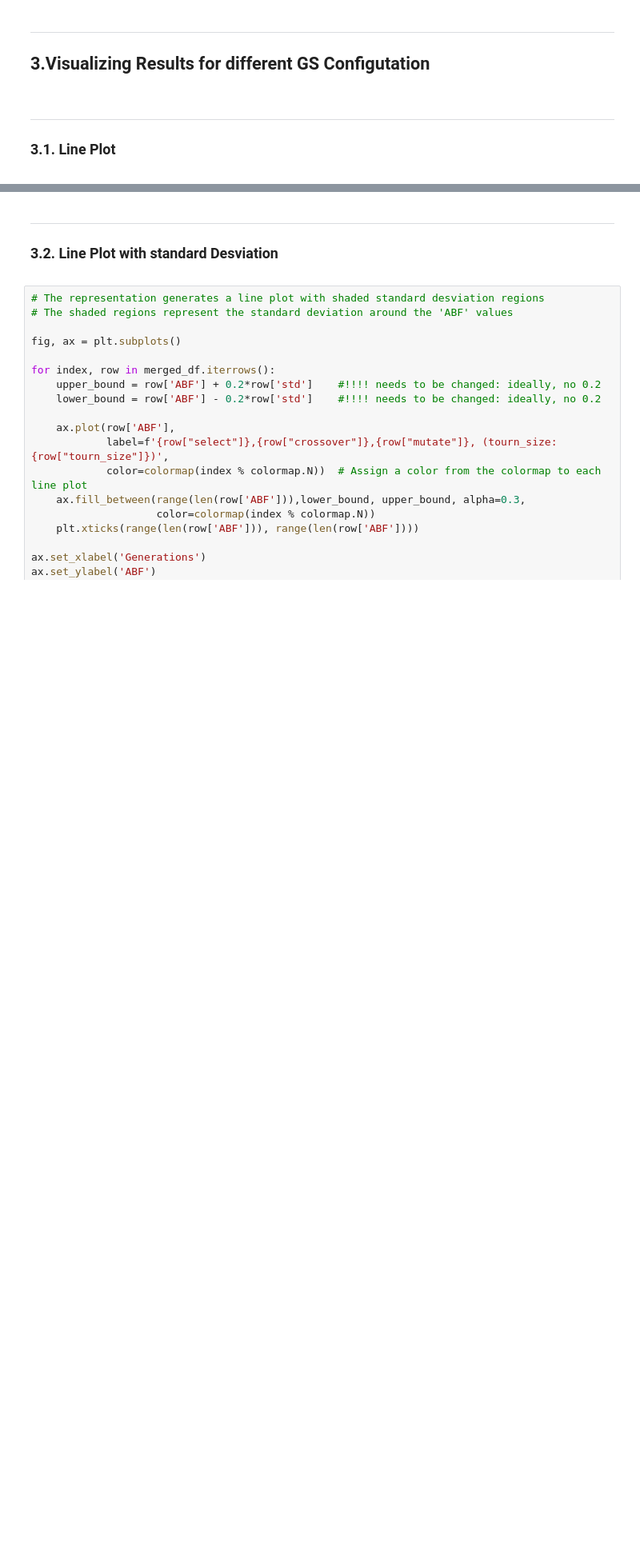
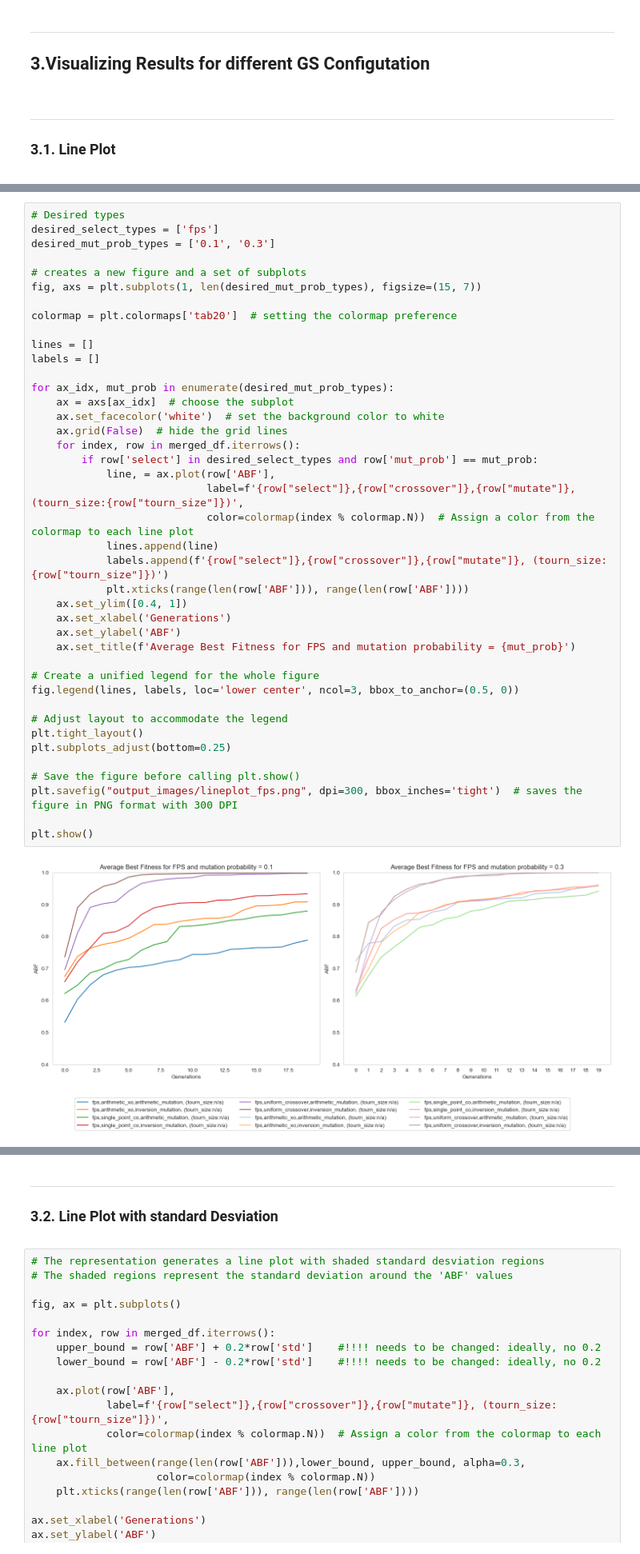
Before and after one commit to iryna-savchuk/CI4O_project, a Jupyter notebook: result_analysis.ipynb, the cells around one changed output, grey strips where cells are left out. Shown at 80% size. Cells and saved outputs as stored; diff of their text form; blank space fills up the shorter version.

Commit message:
uptade results analysis
uptade results analysis with the last total_run and update and export some plots to the report

```diff
--- a/result_analysis.ipynb
+++ b/result_analysis.ipynb
@@ -175,0 +203,43 @@ plt.show()
+# %%
+# Desired types
+desired_select_types = ['fps']
+desired_mut_prob_types = ['0.1', '0.3']
+
+# creates a new figure and a set of subplots
+fig, axs = plt.subplots(1, len(desired_mut_prob_types), figsize=(15, 7))
+
+colormap = plt.colormaps['tab20']  # setting the colormap preference
+
+lines = []
+labels = []
+
+for ax_idx, mut_prob in enumerate(desired_mut_prob_types):
+    ax = axs[ax_idx]  # choose the subplot
+    ax.set_facecolor('white')  # set the background color to white
+    ax.grid(False)  # hide the grid lines
+    for index, row in merged_df.iterrows():
+        if row['select'] in desired_select_types and row['mut_prob'] == mut_prob:
+            line, = ax.plot(row['ABF'],
+                            label=f'{row["select"]},{row["crossover"]},{row["mutate"]}, (tourn_size:{row["tourn_size"]})',
+                            color=colormap(index % colormap.N))  # Assign a color from the colormap to each line plot
+            lines.append(line)
+            labels.append(f'{row["select"]},{row["crossover"]},{row["mutate"]}, (tourn_size:{row["tourn_size"]})')
+            plt.xticks(range(len(row['ABF'])), range(len(row['ABF'])))
+    ax.set_ylim([0.4, 1])
+    ax.set_xlabel('Generations')
+    ax.set_ylabel('ABF')
+    ax.set_title(f'Average Best Fitness for FPS and mutation probability = {mut_prob}')
+
+# Create a unified legend for the whole figure
+fig.legend(lines, labels, loc='lower center', ncol=3, bbox_to_anchor=(0.5, 0))
+
+# Adjust layout to accommodate the legend
+plt.tight_layout()
+plt.subplots_adjust(bottom=0.25)
+
+# Save the figure before calling plt.show()
+plt.savefig("output_images/lineplot_fps.png", dpi=300, bbox_inches='tight')  # saves the figure in PNG format with 300 DPI
+
+plt.show()
+# %% [output]
+[figure, added]
```
Also changed, not shown: parts of 21 cells of this notebook, 6 other files.
